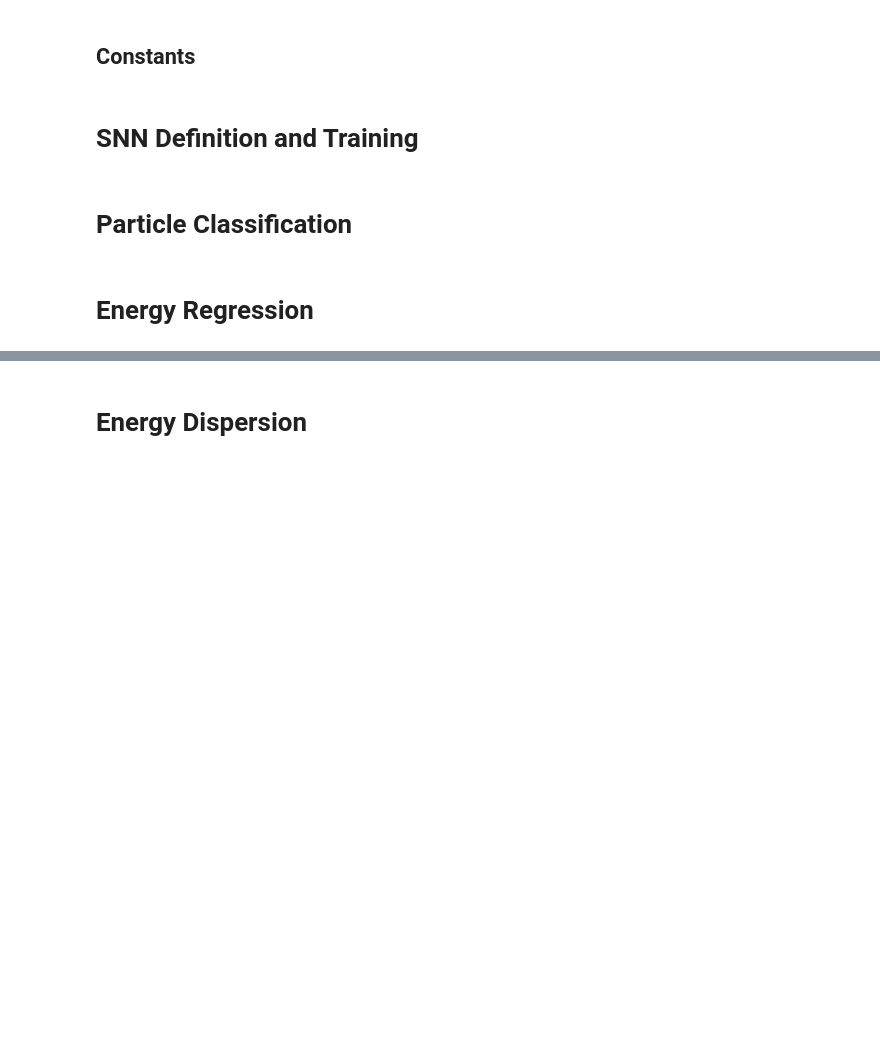
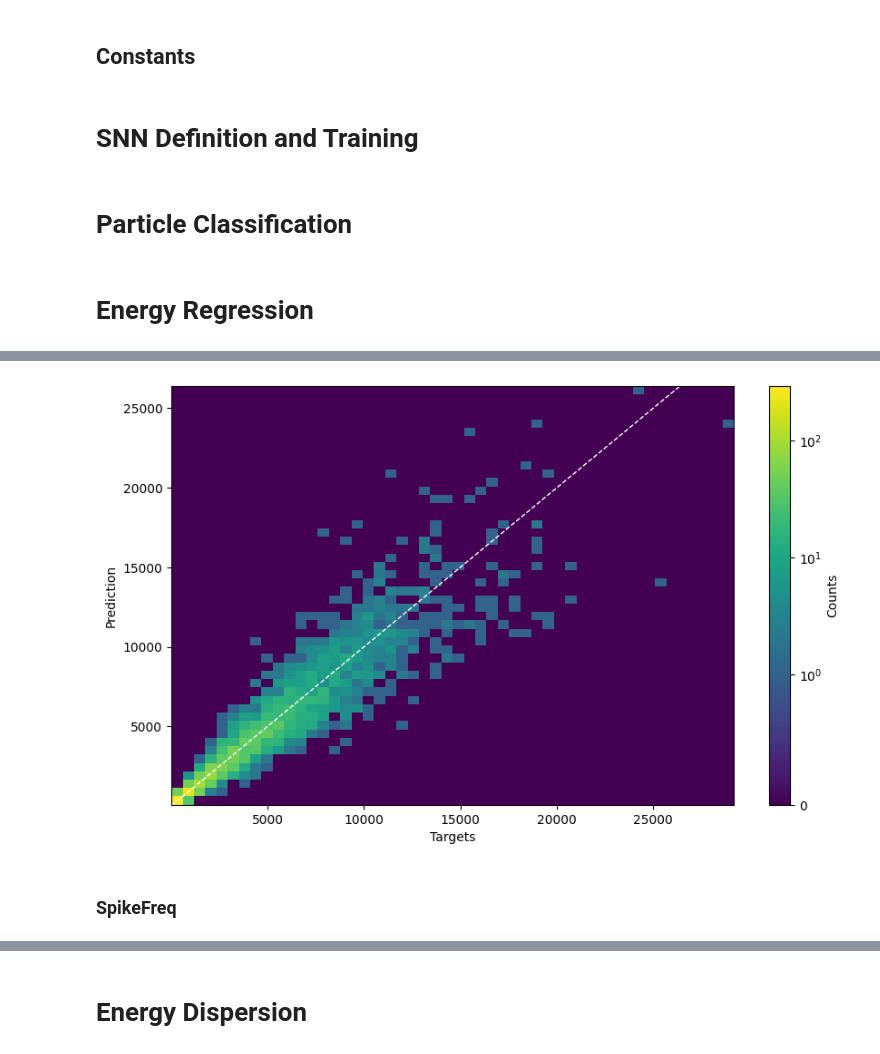
Before and after one commit to enlupi/SNN-Cal, a Jupyter notebook: SNN/SNN.ipynb, the cells around one changed output, grey strips where cells are left out. Saved outputs shown, nothing was run; the diff lists cells and outputs as text; code cells hidden in the pictures; blank space fills up the shorter version.

```diff
--- a/SNN/SNN.ipynb
+++ b/SNN/SNN.ipynb
@@ -130,7 +130,7 @@ class Trainer():
         self.acc_hist = {"validation": {}, "test": {}}
 
 
-    def test(self, dataset_name):
+    def test(self, dataset_name, transform=None):
 
         # by default, computes accuracy on test dataset
         try:
@@ -161,7 +161,7 @@ class Trainer():
 
                 # calculate total accuracy
                 if self.predict is not None:
-                    pred, acc = self.predict(output, targets)
+                    pred, acc = self.predict(output, targets, transform)
                     temp_acc.append(acc)
 
         self.loss_hist[dataset_name][self.current_epoch] = np.mean(temp_loss)
@@ -257,7 +257,7 @@ class Trainer():
         return cm
 
 
-    def plot_pred_vs_target(self, nbins, logscale=False, *args, **kwargs):
+    def plot_pred_vs_target(self, nbins, transform=None, logscale=False, *args, **kwargs):
 
         self.net.eval()
         all_targets = []
@@ -266,13 +266,16 @@ class Trainer():
             for data, targets in self.datasets["test"]:
                 data = data.to(device)
                 targets = targets.to(device)
-                all_targets.extend(targets.tolist())
 
                 # forward pass
                 output = self.net(data)
 
                 # calculate total accuracy
-                pred, acc = self.predict(output, targets)
+                pred, acc = self.predict(output, targets, transform)
+
+                if transform:
+                    targets = transform(targets)
+                all_targets.extend(targets.tolist())
                 all_predictions.extend(pred.tolist())
 
         fig = plt.figure(facecolor="w", figsize=(10, 6))
@@ -407,8 +416,10 @@ def spikegen_multi(data, multiplicity=4):
 
     return spike_data
 
-def predict_from_mem(output, targets):
+def predict_from_mem(output, targets, transform=None):
     prediction = output[-1].squeeze(1)
+    if transform:
+        prediction, targets = transform(prediction), transform(targets)
     accuracy = torch.abs((targets - prediction)/targets)
     return prediction, torch.mean(accuracy)
 
@@ -430,0 +476,9 @@ train_net.plot_pred_vs_target(50, logscale=False, linthresh=1)
+# %%
+def antitransform(x):
+    return torch.pow(10, x)
+
+train_net.test("test", transform=antitransform)
+print(f"Test loss: {train_net.loss_hist['test'][num_epochs]}")
+print(f"Test relative error: {train_net.acc_hist['test'][num_epochs]*100}%")
+train_net.plot_pred_vs_target(50, transform=antitransform, logscale=True, linthresh=1)
+# %% [output]
@@ -431,3 +487,6 @@ train_net.plot_pred_vs_target(50, logscale=False, linthresh=1)
+[figure, added]
+# %% [markdown]
+### SpikeFreq
 # %%
 population = 10
 net_desc_spikefreq = {
```
Also changed, not shown: parts of 20 cells of this notebook.
